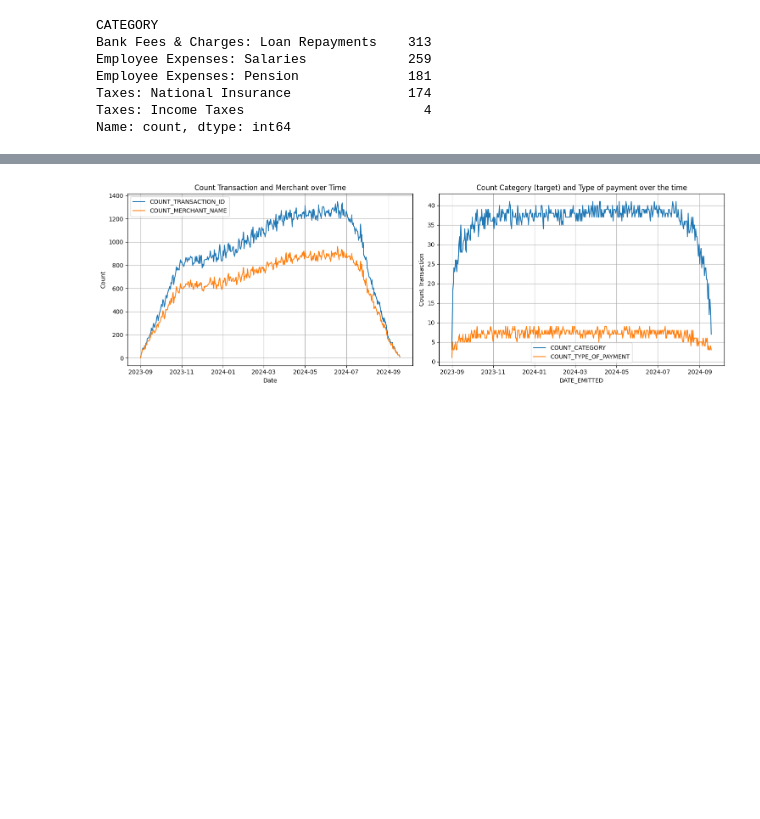
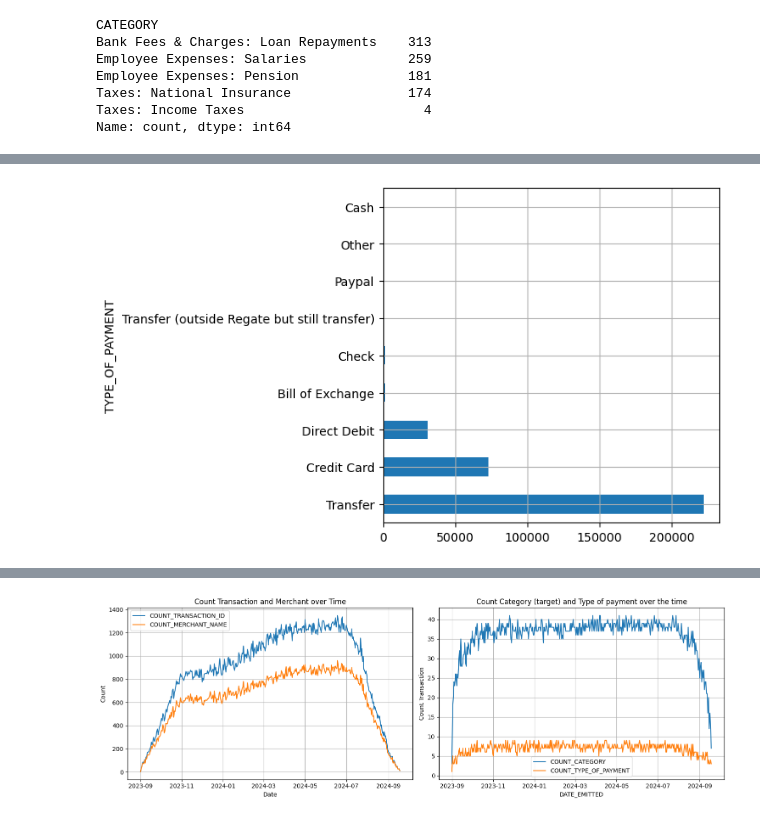
Before and after one commit to data-corentinv/qto-categorizer-ml, a Jupyter notebook: notebooks/0_eda_cleaned.ipynb, the cells around one changed output, grey strips where cells are left out. Cells and saved outputs as stored; diff of their text form; code cells hidden in the pictures; blank space fills up the shorter version.

```diff
--- a/notebooks/0_eda.ipynb
+++ b/notebooks/0_eda_cleaned.ipynb
@@ -38,6 +60,4 @@ Notes/remarks
 # %%
-path = "../data/data-products.csv"
-
 dtypes = {
     'TRANSACTION_ID': str,
     'AMOUNT': float,
@@ -47,9 +67,16 @@ dtypes = {
     'SIDE':  int,
     'CATEGORY': str,
 }
+
 parse_dates = ['DATE_EMITTED']
 
-df = datasets.CSVReader(path=path, dtypes=dtypes, parse_dates=parse_dates).read()
-print(f'Number of transactions: {df.TRANSACTION_ID.shape[0]}') # transactions are unique
+path = "../data/data-products.csv"
+df = CSVReader(path=path, dtypes=dtypes, parse_dates=parse_dates).read()
+
+logger.info(
+    f"Number of transactions: {df.TRANSACTION_ID.shape[0]}, "
+    "are unique? {df.TRANSACTION_ID.shape[0]==df.TRANSACTION_ID.unique().shape[0]}"
+)
+
 df[['AMOUNT', 'TYPE_OF_PAYMENT', 'MERCHANT_NAME', 'DESCRIPTION', 'CATEGORY']].head()
 # %% [output]
@@ -93,0 +134,5 @@ Name: count, dtype: int64
+# %%
+df.TYPE_OF_PAYMENT.value_counts().plot(kind='barh', figsize=(5,5))
+plt.grid(True)
+# %% [output]
+[figure, added]
```
Also changed, not shown: parts of 42 cells of this notebook, 2 other files.
